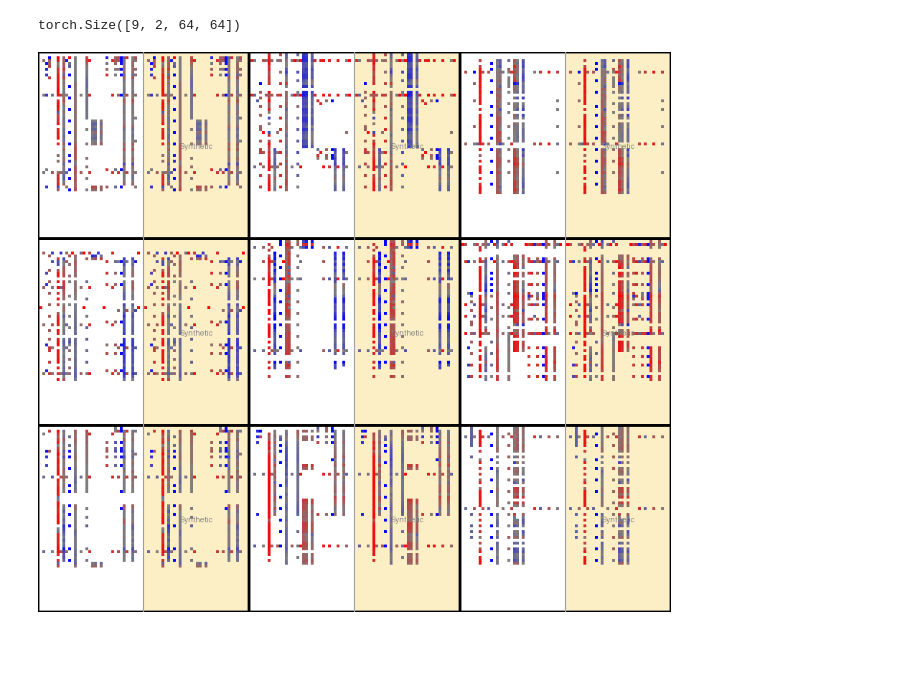
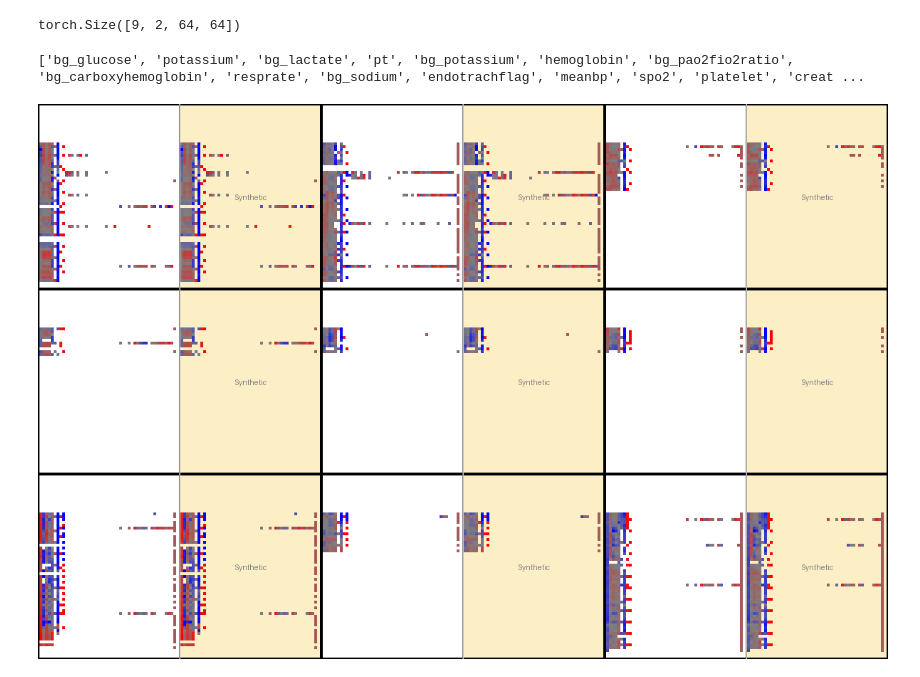
Before and after one commit to esl-epfl/TimEHR, a Jupyter notebook: data/Prepare_Datasets.ipynb, the cells around one changed output. Saved outputs shown, nothing was run; the diff lists cells and outputs as text; code cells hidden in the pictures; blank space fills up the shorter version.

Commit message:
update mimic3 instruction

```diff
--- a/data/Prepare_Datasets.ipynb
+++ b/data/Prepare_Datasets.ipynb
@@ -48,7 +45,7 @@ import torchvision.transforms as transforms
 # %%
 list_datasets = ['p12','p19','mimic','sim-l0.2-d16']
 
-DATASET = 'sim-l0.2-d16'
+DATASET = 'mimic'
 
 config_data = yaml.safe_load(open(f'../configs/data/{DATASET}.yaml'))
 
@@ -752,21 +727,25 @@ images.shape
 # %% [output]
 (torch.Size([9, 1, 64, 64]), torch.Size([9, 1, 64, 64]))
 torch.Size([9, 2, 64, 64])
+# %%
+config_data.ts_vars
+# %% [output]
+['bg_glucose', 'potassium', 'bg_lactate', 'pt', 'bg_potassium', 'hemoglobin', 'bg_pao2fio2ratio', 'bg_carboxyhemoglobin', 'resprate', 'bg_sodium', 'endotrachflag', 'meanbp', 'spo2', 'platelet', 'creat ...
 # %%
 import sys
 sys.path.append('../')
 from Utils.utils import save_examples
 
 
 pil_image = save_examples(
         images,
         images,
-        n_ts=len(state_vars),
+        n_ts=len(config_data.ts_vars),
         epoch_no=-1,
     )
 
 
 # show PIL image, ignore the yellow grids
 pil_image
 # %% [output]
-[figure, old version]
+[figure, new version]
```
Also changed, not shown: parts of 7 cells of this notebook, 5 other files.
